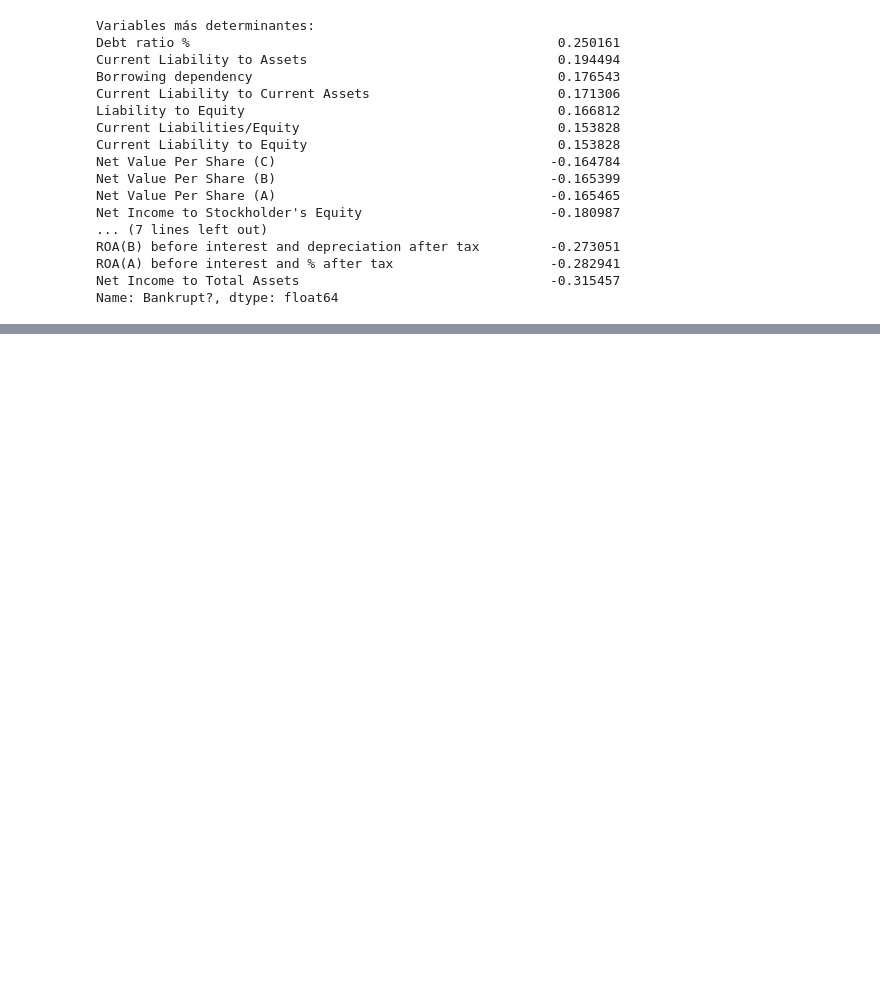
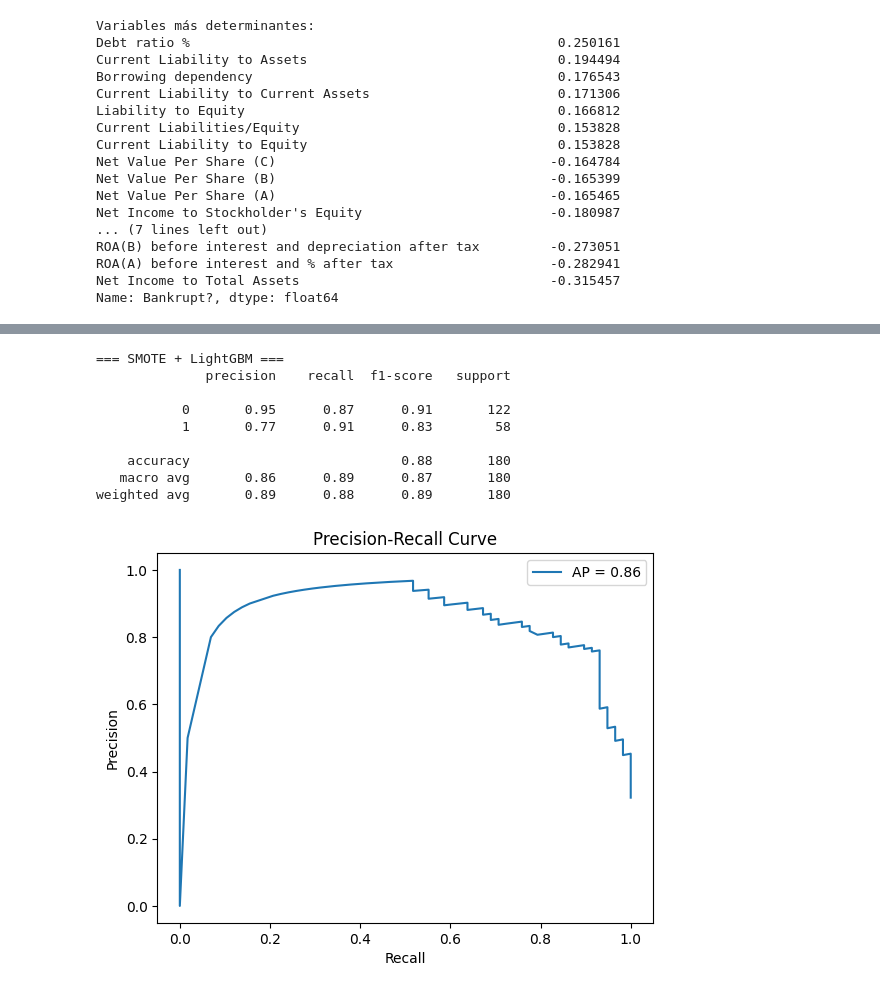
Before and after one commit to DavidAvila215/S2-Cloud-Computing-DataProphet, a Jupyter notebook: Prueba_SAM.ipynb, the cells around one changed output, grey strips where cells are left out. Drawn from its saved outputs; the diff is of its cells as text; code cells hidden in the pictures; blank space fills up the shorter version.

```diff
--- a/Prueba_SAM.ipynb
+++ b/Prueba_SAM.ipynb
@@ -77,0 +267,28 @@ Name: Bankrupt?, dtype: float64
+# %%
+import numpy as np
+import pandas as pd
+from sklearn.model_selection import train_test_split
+from sklearn.linear_model import LogisticRegression
+from sklearn.metrics import accuracy_score, confusion_matrix, classification_report
+
+
+
+
+
+# 2. Dividir en conjunto de entrenamiento y prueba
+X_train, X_test, y_train, y_test = train_test_split(X, y, test_size=0.3, random_state=42)
+
+# 3. Crear y entrenar el modelo
+model = LogisticRegression(max_iter=1000, class_weight="balanced")  # Aumentamos max_iter para convergencia
+model.fit(X_train, y_train)
+
+# 4. Hacer predicciones
+y_pred = model.predict(X_test)
+y_pred_proba = model.predict_proba(X_test)[:, 1]  # Probabilidades para la clase positiva
+
+# 5. Evaluar el modelo
+print(f"Exactitud (Accuracy): {accuracy_score(y_test, y_pred):.2f}")
+print("\nMatriz de confusión:")
+print(confusion_matrix(y_test, y_pred))
+print("\nReporte de clasificación:")
+print(classification_report(y_test, y_pred))
@@ -77,0 +410,15 @@ Name: Bankrupt?, dtype: float64
+# %%
+# Evaluate both models
+print("=== SMOTE + LightGBM ===")
+evaluate_model(model_smote, X_test, y_test)
+# %% [output]
+=== SMOTE + LightGBM ===
+              precision    recall  f1-score   support
+
+           0       0.95      0.87      0.91       122
+           1       0.77      0.91      0.83        58
+
+    accuracy                           0.88       180
+   macro avg       0.86      0.89      0.87       180
+weighted avg       0.89      0.88      0.89       180
+[figure, added]
```
Also changed, not shown: parts of 16 cells of this notebook, 1 other file.
